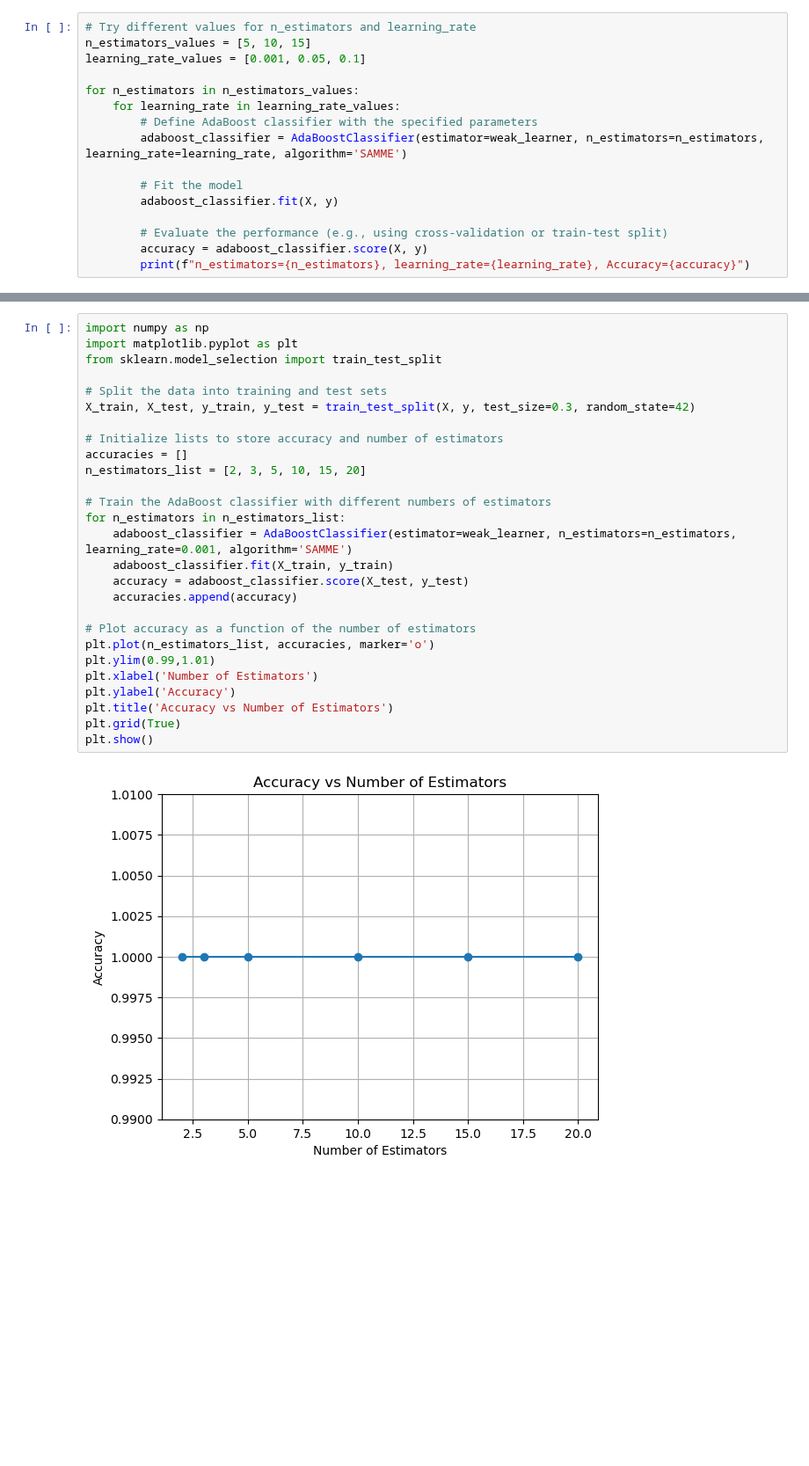
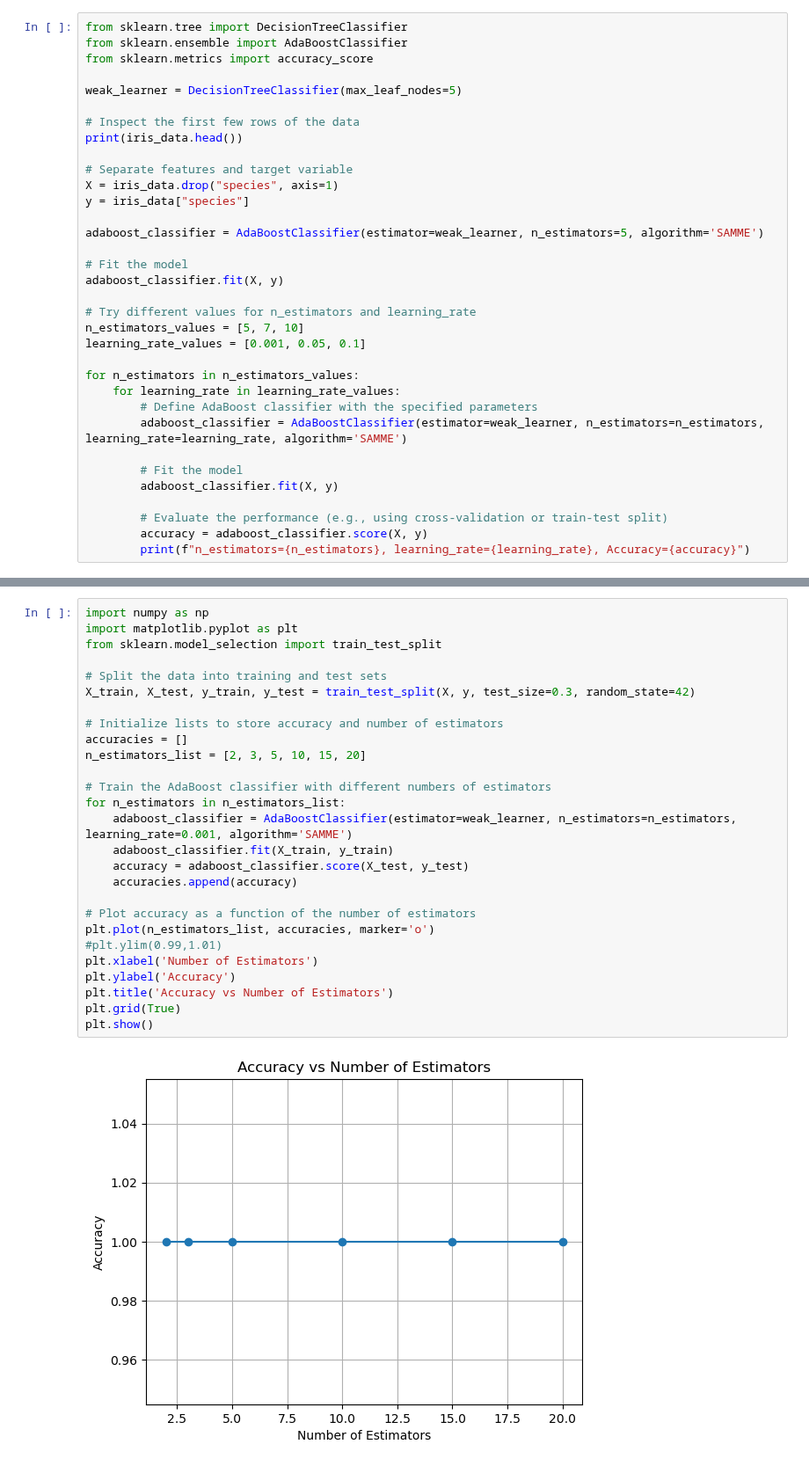
Before and after one commit to aklimakhanam/Data_Analysis_Projects, a Jupyter notebook: Module7.ipynb, the cells around one changed output, grey strips where cells are left out. Shown at 88% size. Cells and saved outputs as stored; diff of their text form; blank space fills up the shorter version.

```diff
--- a/Module7.ipynb
+++ b/Module7.ipynb
@@ -73,6 +50,24 @@ AdaBoostClassifier(algorithm='SAMME',
 # %%
+from sklearn.tree import DecisionTreeClassifier
+from sklearn.ensemble import AdaBoostClassifier
+from sklearn.metrics import accuracy_score
+
+weak_learner = DecisionTreeClassifier(max_leaf_nodes=5)
+
+# Inspect the first few rows of the data
+print(iris_data.head())
+
+# Separate features and target variable
+X = iris_data.drop("species", axis=1)
+y = iris_data["species"]
+
+adaboost_classifier = AdaBoostClassifier(estimator=weak_learner, n_estimators=5, algorithm='SAMME')
+
+# Fit the model
+adaboost_classifier.fit(X, y)
+
 # Try different values for n_estimators and learning_rate
-n_estimators_values = [5, 10, 15]
+n_estimators_values = [5, 7, 10]
 learning_rate_values = [0.001, 0.05, 0.1]
 
 for n_estimators in n_estimators_values:
@@ -99,32 +100,32 @@ n_estimators=15, learning_rate=0.1, Accuracy=0.9933333333333333
 # %%
 import numpy as np
 import matplotlib.pyplot as plt
 from sklearn.model_selection import train_test_split
 
 # Split the data into training and test sets
 X_train, X_test, y_train, y_test = train_test_split(X, y, test_size=0.3, random_state=42)
 
 # Initialize lists to store accuracy and number of estimators
 accuracies = []
 n_estimators_list = [2, 3, 5, 10, 15, 20]
 
 # Train the AdaBoost classifier with different numbers of estimators
 for n_estimators in n_estimators_list:
     adaboost_classifier = AdaBoostClassifier(estimator=weak_learner, n_estimators=n_estimators, learning_rate=0.001, algorithm='SAMME')
     adaboost_classifier.fit(X_train, y_train)
     accuracy = adaboost_classifier.score(X_test, y_test)
     accuracies.append(accuracy)
 
 # Plot accuracy as a function of the number of estimators
 plt.plot(n_estimators_list, accuracies, marker='o')
-plt.ylim(0.99,1.01)
+#plt.ylim(0.99,1.01)
 plt.xlabel('Number of Estimators')
 plt.ylabel('Accuracy')
 plt.title('Accuracy vs Number of Estimators')
 plt.grid(True)
 plt.show()
 # %% [output]
-[figure, old version]
+[figure, new version]
 # %%
 import numpy as np
 import matplotlib.pyplot as plt
```
Also changed, not shown: parts of 3 cells of this notebook.
